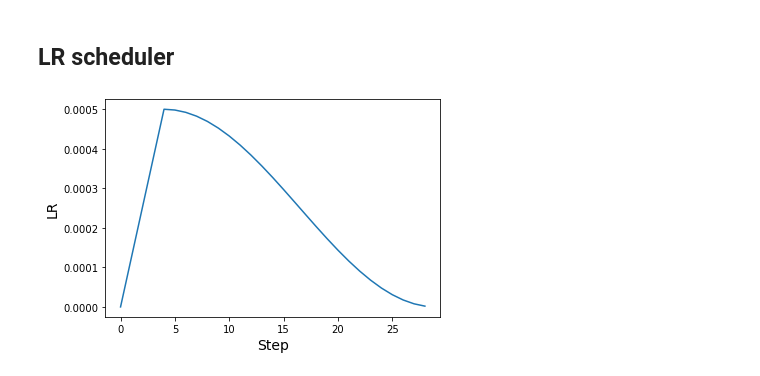
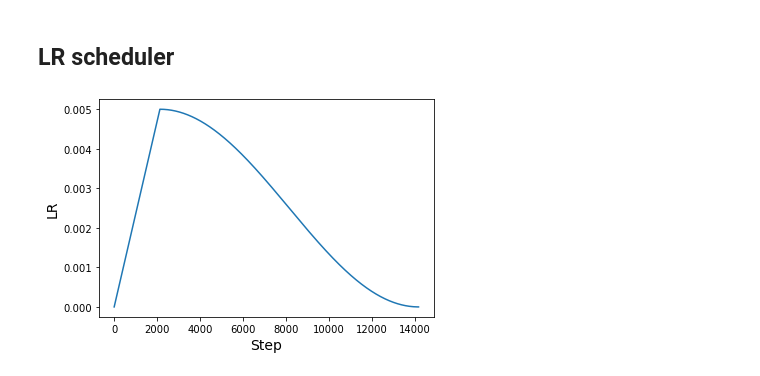
Before and after one commit to jeffhernandez1995/VideoVIT, a Jupyter notebook: train.ipynb, the cells around one changed output. Saved outputs shown, nothing was run; the diff lists cells and outputs as text; code cells hidden in the pictures.

```diff
--- a/train.ipynb
+++ b/train.ipynb
@@ -30,7 +30,7 @@ keras.utils.set_random_seed(SEED)
 
 # DATA
 BUFFER_SIZE = 1024
-BATCH_SIZE = 256
+BATCH_SIZE = 64
 AUTO = tf.data.AUTOTUNE
 INPUT_SHAPE = (15, 120, 160, 1)
 TIME_LEN = INPUT_SHAPE[0]
@@ -38,8 +38,8 @@ OUTPUT_SHAPE = (120, 160, 1)
 NUM_CLASSES = 6
 
 # OPTIMIZER
-LEARNING_RATE = 5e-4
-WEIGHT_DECAY = 1e-5
+LEARNING_RATE = 5e-3
+WEIGHT_DECAY = 1e-4
 
 # PRETRAINING
 EPOCHS = 500
@@ -53,8 +53,8 @@ MASK_PROPORTION = 0.75  # We have found 75% masking to give us the best results.
 
 # ENCODER and DECODER
 LAYER_NORM_EPS = 1e-6
-ENC_PROJECTION_DIM = 256
-DEC_PROJECTION_DIM = 128
+ENC_PROJECTION_DIM = 128
+DEC_PROJECTION_DIM = 64
 ENC_NUM_HEADS = 4
 ENC_LAYERS = 8
 DEC_NUM_HEADS = 4
@@ -95,6 +95,8 @@ def parse(record):
     video_raw = tf.reshape(video_raw, INPUT_SHAPE)
     frame_raw = tf.reshape(frame_raw, OUTPUT_SHAPE)
 
+    video_raw = tf.concat([video_raw, video_raw, video_raw], axis=-1)
+    frame_raw = tf.concat([frame_raw, frame_raw, frame_raw], axis=-1)
     return video_raw, frame_raw
 # %%
 files = tf.data.Dataset.list_files("datasets/KTH_tfrecords/training/*.tfrecord")
@@ -239,7 +239,7 @@ class Patches(layers.Layer):
         super().__init__(**kwargs)
         self.patch_size = patch_size
         self.time_len = time_len
-        self.resize = layers.Reshape((-1, patch_size * patch_size * 1))
+        self.resize = layers.Reshape((-1, patch_size * patch_size * 3))
 
     def call(self, data):
         video, frame = data
@@ -277,37 +277,35 @@ class Patches(layers.Layer):
         fig = plt.figure()
         gs = gridspec.GridSpec(n, 2 * n, figure=fig, hspace=0.08, wspace=0.1)
         ax = fig.add_subplot(gs[:n, n: 2*n])
-        big_im = ax.imshow(video[idx, 0, :, :], cmap='gray')
+        big_im = ax.imshow(video[idx, 0, ...])
         ax.set_axis_off()
 
         grid = list(product(range(n), range(n)))
         patch_list = []
-        norm = matplotlib.colors.NoNorm()
-        # cm = matplotlib.cm.ScalarMappable(norm, cmap='Greys')
         for i in range(patches.shape[-2]):
             ax = fig.add_subplot(gs[grid[i][0], grid[i][1]])
             patch_img = tf.reshape(
                 patches[idx, 0, i, :],
-                (self.patch_size, self.patch_size)
+                (self.patch_size, self.patch_size, 3)
             )
-            im = ax.imshow(patch_img, cmap='Greys_r', norm=norm)
+            im = ax.imshow(patch_img)
             patch_list.append(im)
             ax.set_axis_off()
         plt.close()
         def init():
-            big_im.set_data(video[idx,0,:,:])
+            big_im.set_data(video[idx,0,...])
             for i, im in enumerate(patch_list):
                 patch_img = tf.reshape(
                     patches[idx, 0, i, :],
-                    (self.patch_size, self.patch_size)
+                    (self.patch_size, self.patch_size, 3)
                 )
                 im.set_data(patch_img)
         def animate(j):
-            big_im.set_data(video[idx,j,:,:])
+            big_im.set_data(video[idx,j,...])
             for i, im in enumerate(patch_list):
                 patch_img = tf.reshape(
                     patches[idx, j, i, :],
-                    (self.patch_size, self.patch_size)
+                    (self.patch_size, self.patch_size, 3)
                 )
                 im.set_data(patch_img)
         anim = animation.FuncAnimation(
@@ -326,7 +324,7 @@ class Patches(layers.Layer):
         # monitor callback.
         num_patches = patch.shape[-2]
         n = int(np.sqrt(num_patches))
-        patch = tf.reshape(patch, (self.time_len, num_patches, self.patch_size, self.patch_size))
+        patch = tf.reshape(patch, (self.time_len, num_patches, self.patch_size, self.patch_size, 3))
         video = []
         for i in range(self.time_len):
             rows = tf.split(patch[i], n, axis=0)
@@ -893,35 +891,35 @@ class WarmUpCosine(keras.optimizers.schedules.LearningRateSchedule):
             step > self.total_steps, 0.0, learning_rate, name="learning_rate"
         )
 
 
-total_steps = int((len(list(train_ds)) / BATCH_SIZE) * EPOCHS)
+total_steps = int((1815 / BATCH_SIZE) * EPOCHS)
 warmup_epoch_percentage = 0.15
 warmup_steps = int(total_steps * warmup_epoch_percentage)
 scheduled_lrs = WarmUpCosine(
     learning_rate_base=LEARNING_RATE,
     total_steps=total_steps,
     warmup_learning_rate=0.0,
     warmup_steps=warmup_steps,
 )
 
 lrs = [scheduled_lrs(step) for step in range(total_steps)]
 plt.plot(lrs)
 plt.xlabel("Step", fontsize=14)
 plt.ylabel("LR", fontsize=14)
 plt.show()
 
 # model_checkpoint_callback = tf.keras.callbacks.ModelCheckpoint(
 #     filepath='models/KTH/',
 #     monitor='val_loss',
 #     mode='min',
 #     save_best_only=True)
 
 train_callbacks = [
     TrainMonitor(epoch_interval=5),
     # model_checkpoint_callback
 ]
 # %% [output]
-[figure, old version]
+[figure, new version]
 # %%
 optimizer = tfa.optimizers.AdamW(learning_rate=scheduled_lrs, weight_decay=WEIGHT_DECAY)
 # optimizer = tf.keras.optimizers.RMSprop(
```
Also changed, not shown: parts of 8 cells of this notebook.
